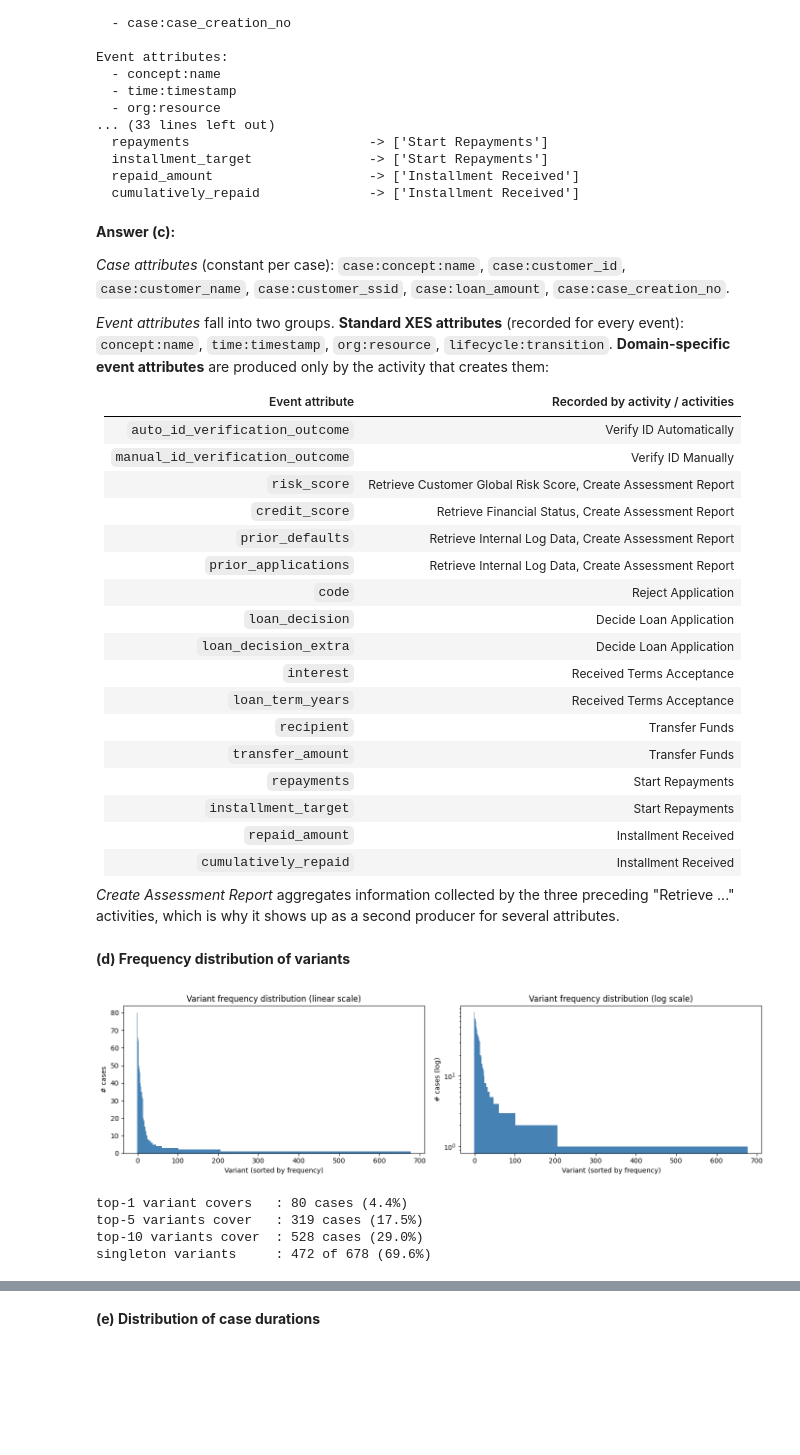
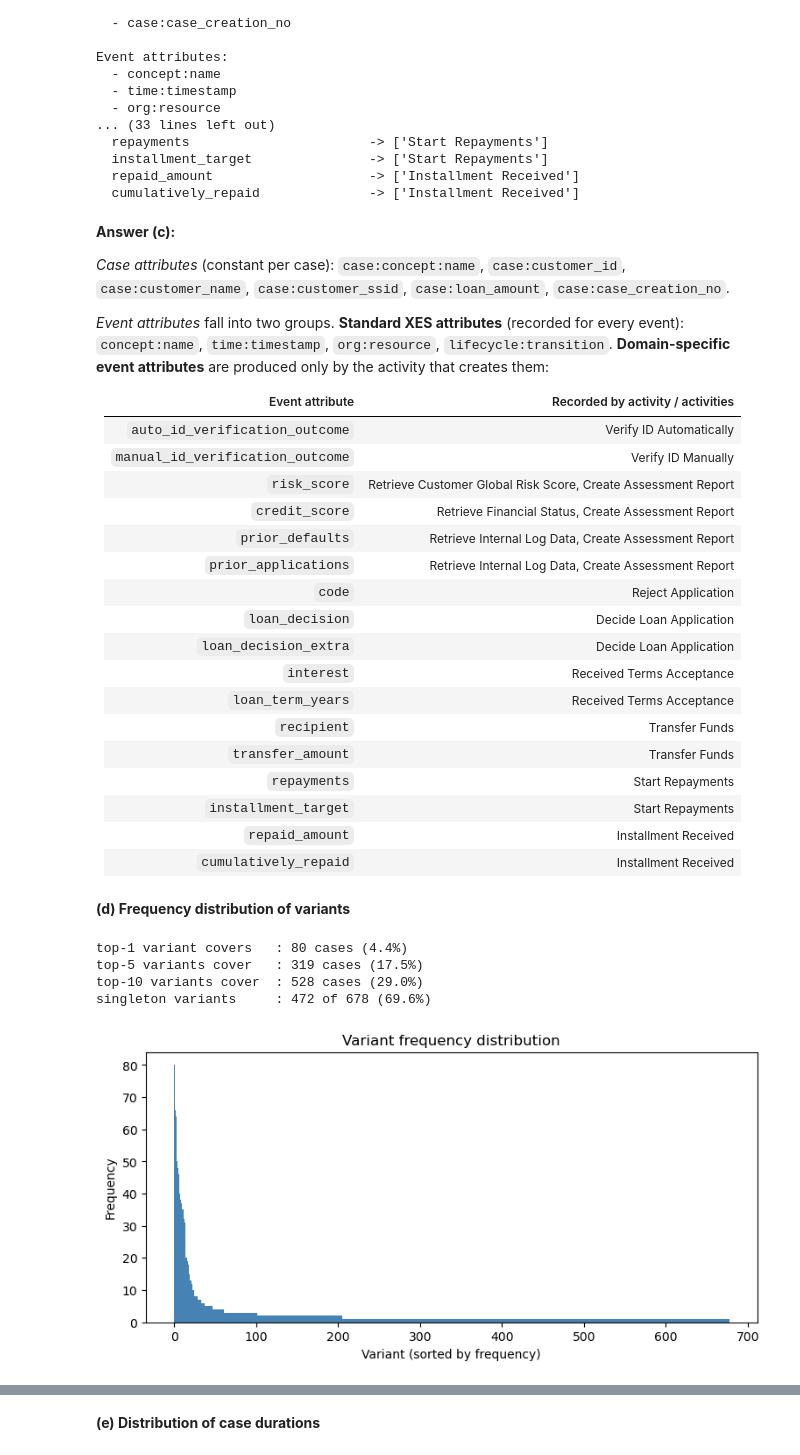
Before and after one commit to y2knz/apwmgroup1, a Jupyter notebook: group_1_notebook.ipynb, the cells around one changed output, grey strips where cells are left out. Drawn from its saved outputs; the diff is of its cells as text; code cells hidden in the pictures; blank space fills up the shorter version.

```diff
--- a/group_1_notebook.ipynb
+++ b/group_1_notebook.ipynb
@@ -127,36 +126,26 @@ Event attributes:
 | `installment_target` | Start Repayments |
 | `repaid_amount` | Installment Received |
 | `cumulatively_repaid` | Installment Received |
-
-*Create Assessment Report* aggregates information collected by the three preceding "Retrieve ..."
-activities, which is why it shows up as a second producer for several attributes.
 # %% [markdown]
 **(d) Frequency distribution of variants**
 # %%
 freqs = sorted(pm4py.get_variants(log).values(), reverse=True)
 
-fig, axes = plt.subplots(1, 2, figsize=(14, 4))
-axes[0].bar(range(len(freqs)), freqs, color="steelblue", width=1.0)
-axes[0].set_xlabel("Variant (sorted by frequency)")
-axes[0].set_ylabel("# cases")
-axes[0].set_title("Variant frequency distribution (linear scale)")
-
-axes[1].bar(range(len(freqs)), freqs, color="steelblue", width=1.0)
-axes[1].set_yscale("log")
-axes[1].set_xlabel("Variant (sorted by frequency)")
-axes[1].set_ylabel("# cases (log)")
-axes[1].set_title("Variant frequency distribution (log scale)")
-plt.tight_layout(); plt.show()
+fig, ax = plt.subplots(figsize=(9, 4))
+ax.bar(range(len(freqs)), freqs, color="steelblue", width=1.0)
+ax.set_xlabel("Variant (sorted by frequency)")
+ax.set_ylabel("Frequency")
+ax.set_title("Variant frequency distribution")
 
 n_singleton = sum(f == 1 for f in freqs)
 print(f"top-1 variant covers   : {freqs[0]} cases ({100*freqs[0]/sum(freqs):.1f}%)")
 print(f"top-5 variants cover   : {sum(freqs[:5])} cases ({100*sum(freqs[:5])/sum(freqs):.1f}%)")
 print(f"top-10 variants cover  : {sum(freqs[:10])} cases ({100*sum(freqs[:10])/sum(freqs):.1f}%)")
 print(f"singleton variants     : {n_singleton} of {len(freqs)} ({100*n_singleton/len(freqs):.1f}%)")
 # %% [output]
+top-1 variant covers   : 80 cases (4.4%)
+top-5 variants cover   : 319 cases (17.5%)
+top-10 variants cover  : 528 cases (29.0%)
+singleton variants     : 472 of 678 (69.6%)
-[figure, old version]
+[figure, new version]
-top-1 variant covers   : 80 cases (4.4%)
-top-5 variants cover   : 319 cases (17.5%)
-top-10 variants cover  : 528 cases (29.0%)
-singleton variants     : 472 of 678 (69.6%)
 # %% [markdown]
```
Also changed, not shown: parts of 31 cells of this notebook.
